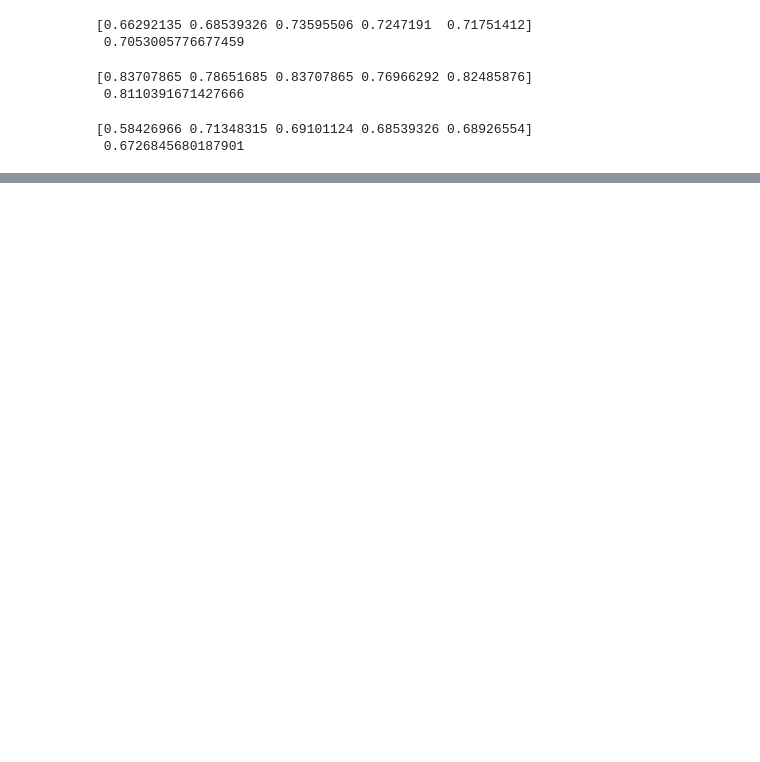
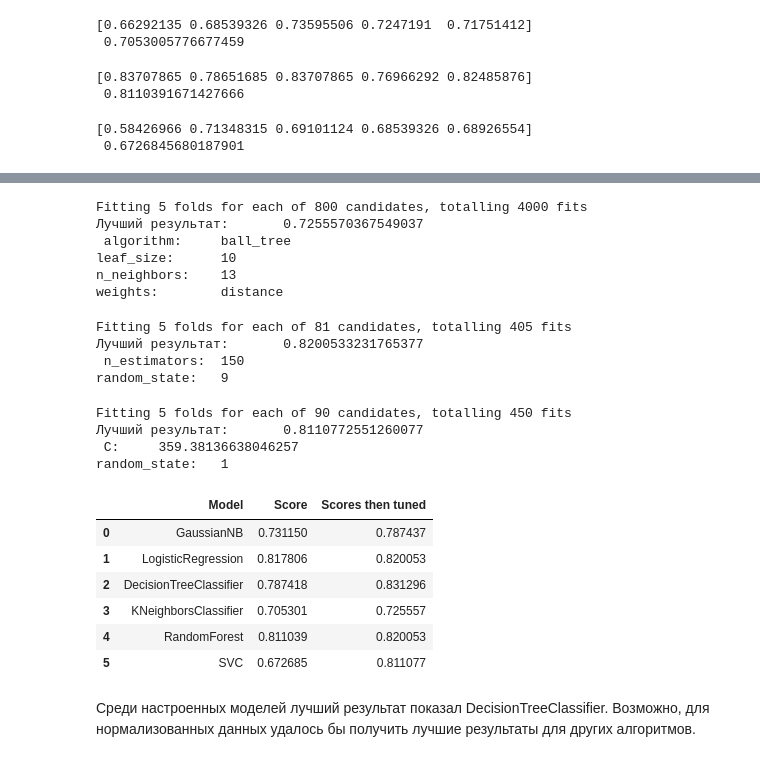
Before and after one commit to SergIvo/data-analysis-studies, a Jupyter notebook: Titanic Classification.ipynb, the cells around one changed output, grey strips where cells are left out. Drawn from its saved outputs; the diff is of its cells as text; code cells hidden in the pictures; blank space fills up the shorter version.

```diff
--- a/Titanic Classification.ipynb
+++ b/Titanic Classification.ipynb
@@ -463,0 +526,72 @@ pd.DataFrame(data={'Model': results.keys(), 'Score': results.values()})
+# %%
+# KNeighborsClassifier
+params = {'algorithm': ['auto', 'ball_tree', 'kd_tree', 'brute'],
+          'leaf_size': np.arange(10, 30, 2),
+          'weights': ['uniform', 'distance'],
+          'n_neighbors': np.arange(5, 15, 1)}
+gs = GridSearchCV(estimator=KNeighborsClassifier(),
+                 param_grid=params,
+                 verbose=1,
+                 scoring='accuracy')
+gs.fit(X_train, y_train)
+
+print(f'Лучший результат:\t{gs.best_score_}\n',
+      '\n'.join([f'{key}:\t{gs.best_params_[key]}' for key in gs.best_params_]))
+tuned_results.update({'KNeighborsClassifier': gs.best_score_})
+# %% [output]
+Fitting 5 folds for each of 800 candidates, totalling 4000 fits
+Лучший результат:       0.7255570367549037
+ algorithm:     ball_tree
+leaf_size:      10
+n_neighbors:    13
+weights:        distance
+# %%
+# RandomForestClassifier
+params = {'n_estimators': np.arange(50, 500, 50),
+          'random_state': np.arange(1, 10, 1)}
+gs = GridSearchCV(estimator=RandomForestClassifier(),
+                 param_grid=params,
+                 verbose=1,
+                 scoring='accuracy')
+gs.fit(X_train, y_train)
+
+print(f'Лучший результат:\t{gs.best_score_}\n',
+      '\n'.join([f'{key}:\t{gs.best_params_[key]}' for key in gs.best_params_]))
+tuned_results.update({'RandomForestClassifier': gs.best_score_})
+# %% [output]
+Fitting 5 folds for each of 81 candidates, totalling 405 fits
+Лучший результат:       0.8200533231765377
+ n_estimators:  150
+random_state:   9
+# %%
+# SVC
+params = {'C': np.logspace(1, 3, num=10),
+          'random_state': np.arange(1, 10, 1)}
+gs = GridSearchCV(estimator=SVC(),
+                 param_grid=params,
+                 verbose=1,
+                 scoring='accuracy')
+gs.fit(X_train, y_train)
+
+print(f'Лучший результат:\t{gs.best_score_}\n',
+      '\n'.join([f'{key}:\t{gs.best_params_[key]}' for key in gs.best_params_]))
+tuned_results.update({'SVC': gs.best_score_})
+# %% [output]
+Fitting 5 folds for each of 90 candidates, totalling 450 fits
+Лучший результат:       0.8110772551260077
+ C:     359.38136638046257
+random_state:   1
+# %%
+results_table.insert(2, 'Scores then tuned', list(tuned_results.values()))
+# %%
+results_table
+# %% [output]
+|  | Model | Score | Scores then tuned |
+| 0 | GaussianNB | 0.731150 | 0.787437 |
+| 1 | LogisticRegression | 0.817806 | 0.820053 |
+| 2 | DecisionTreeClassifier | 0.787418 | 0.831296 |
+| 3 | KNeighborsClassifier | 0.705301 | 0.725557 |
+| 4 | RandomForest | 0.811039 | 0.820053 |
+| 5 | SVC | 0.672685 | 0.811077 |
+# %% [markdown]
+Среди настроенных моделей лучший результат показал DecisionTreeClassifier. Возможно, для нормализованных данных удалось бы получить лучшие результаты для других алгоритмов.
```
Also changed, not shown: parts of 17 cells of this notebook.
